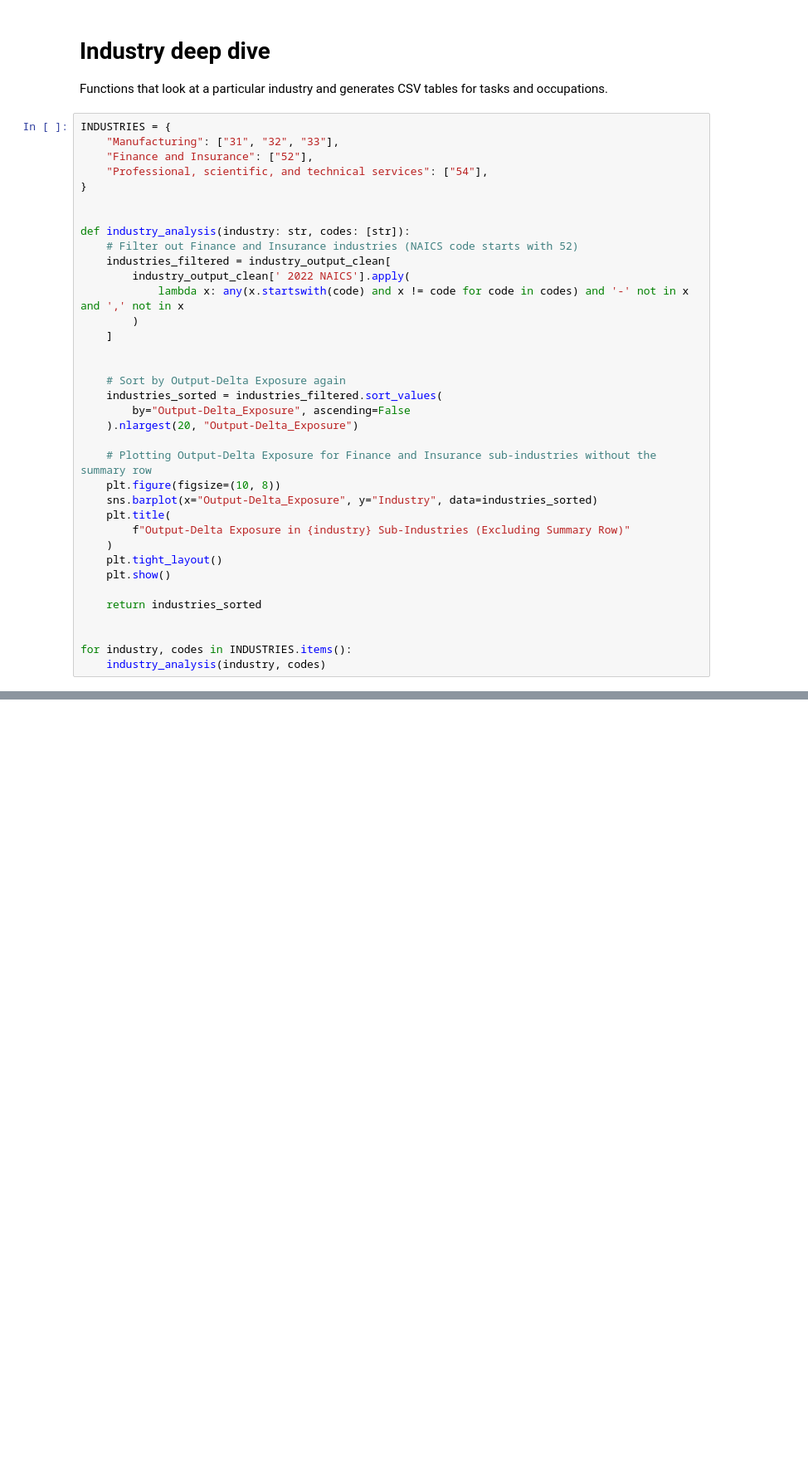
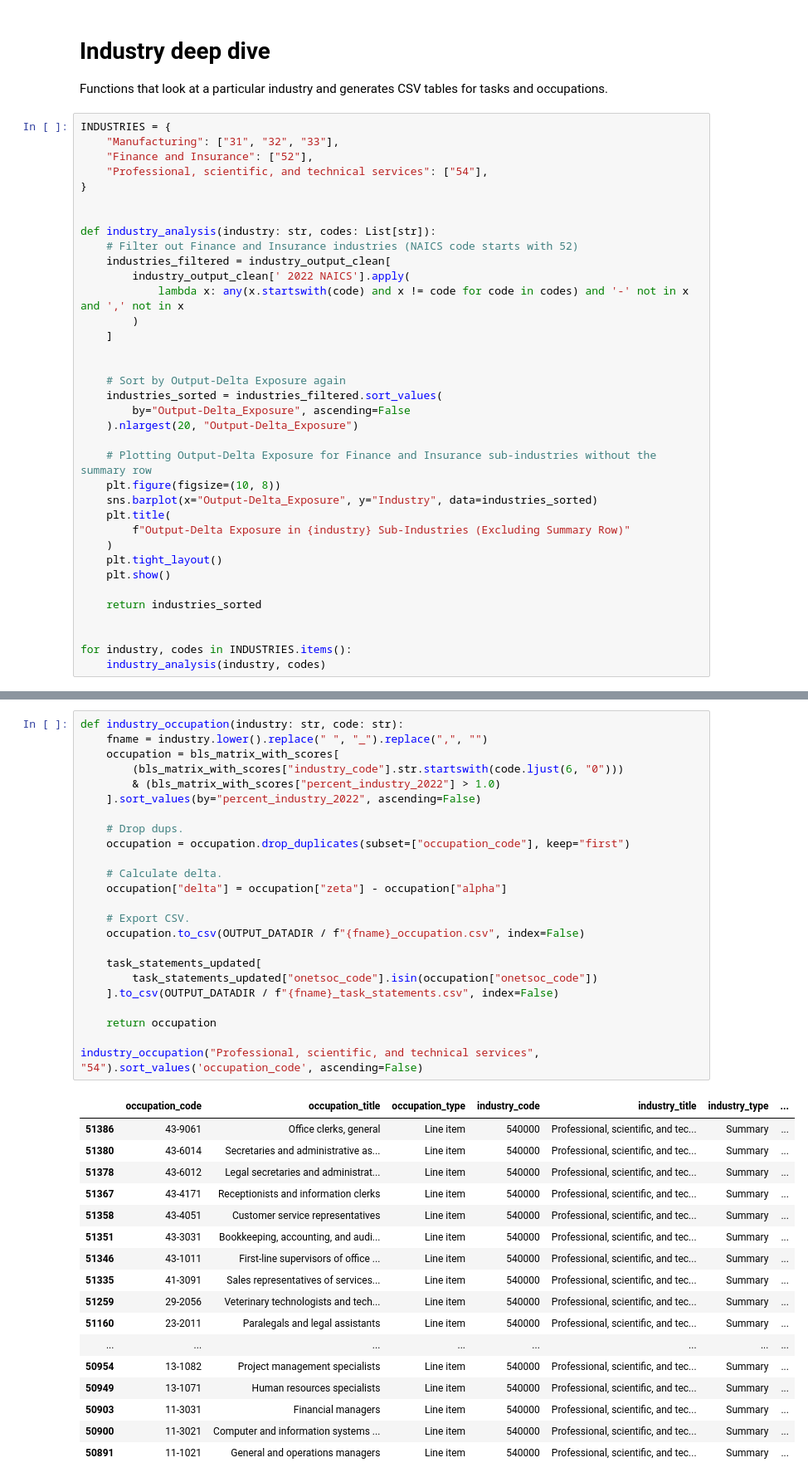
Before and after one commit to radoshi/gptsaregpts, a Jupyter notebook: notebooks/analysis.ipynb, the cells around one changed output, grey strips where cells are left out. Shown at 83% size. Saved outputs shown, nothing was run; the diff lists cells and outputs as text; blank space fills up the shorter version.

Commit message:
feat: complete analysis notebook.

```diff
--- a/notebooks/analysis.ipynb
+++ b/notebooks/analysis.ipynb
@@ -363,7 +358,7 @@ INDUSTRIES = {
 }
 
 
-def industry_analysis(industry: str, codes: [str]):
+def industry_analysis(industry: str, codes: List[str]):
     # Filter out Finance and Insurance industries (NAICS code starts with 52)
     industries_filtered = industry_output_clean[
         industry_output_clean[' 2022 NAICS'].apply(
@@ -395,3 +390,45 @@ for industry, codes in INDUSTRIES.items():
 [figure]
 [figure]
 [figure]
+# %%
+def industry_occupation(industry: str, code: str):
+    fname = industry.lower().replace(" ", "_").replace(",", "")
+    occupation = bls_matrix_with_scores[
+        (bls_matrix_with_scores["industry_code"].str.startswith(code.ljust(6, "0")))
+        & (bls_matrix_with_scores["percent_industry_2022"] > 1.0)
+    ].sort_values(by="percent_industry_2022", ascending=False)
+
+    # Drop dups.
+    occupation = occupation.drop_duplicates(subset=["occupation_code"], keep="first")
+
+    # Calculate delta.
+    occupation["delta"] = occupation["zeta"] - occupation["alpha"]
+
+    # Export CSV.
+    occupation.to_csv(OUTPUT_DATADIR / f"{fname}_occupation.csv", index=False)
+
+    task_statements_updated[
+        task_statements_updated["onetsoc_code"].isin(occupation["onetsoc_code"])
+    ].to_csv(OUTPUT_DATADIR / f"{fname}_task_statements.csv", index=False)
+
+    return occupation
+
+industry_occupation("Professional, scientific, and technical services", "54").sort_values('occupation_code', ascending=False)
+# %% [output]
+|  | occupation_code | occupation_title | occupation_type | industry_code | industry_title | industry_type | ... |
+| 51386 | 43-9061 | Office clerks, general | Line item | 540000 | Professional, scientific, and tec... | Summary | ... |
+| 51380 | 43-6014 | Secretaries and administrative as... | Line item | 540000 | Professional, scientific, and tec... | Summary | ... |
+| 51378 | 43-6012 | Legal secretaries and administrat... | Line item | 540000 | Professional, scientific, and tec... | Summary | ... |
+| 51367 | 43-4171 | Receptionists and information clerks | Line item | 540000 | Professional, scientific, and tec... | Summary | ... |
+| 51358 | 43-4051 | Customer service representatives | Line item | 540000 | Professional, scientific, and tec... | Summary | ... |
+| 51351 | 43-3031 | Bookkeeping, accounting, and audi... | Line item | 540000 | Professional, scientific, and tec... | Summary | ... |
+| 51346 | 43-1011 | First-line supervisors of office ... | Line item | 540000 | Professional, scientific, and tec... | Summary | ... |
+| 51335 | 41-3091 | Sales representatives of services... | Line item | 540000 | Professional, scientific, and tec... | Summary | ... |
+| 51259 | 29-2056 | Veterinary technologists and tech... | Line item | 540000 | Professional, scientific, and tec... | Summary | ... |
+| 51160 | 23-2011 | Paralegals and legal assistants | Line item | 540000 | Professional, scientific, and tec... | Summary | ... |
+| ... | ... | ... | ... | ... | ... | ... | ... |
+| 50954 | 13-1082 | Project management specialists | Line item | 540000 | Professional, scientific, and tec... | Summary | ... |
+| 50949 | 13-1071 | Human resources specialists | Line item | 540000 | Professional, scientific, and tec... | Summary | ... |
+| 50903 | 11-3031 | Financial managers | Line item | 540000 | Professional, scientific, and tec... | Summary | ... |
+| 50900 | 11-3021 | Computer and information systems ... | Line item | 540000 | Professional, scientific, and tec... | Summary | ... |
+| 50891 | 11-1021 | General and operations managers | Line item | 540000 | Professional, scientific, and tec... | Summary | ... |
```
Also changed, not shown: parts of 5 cells of this notebook.
